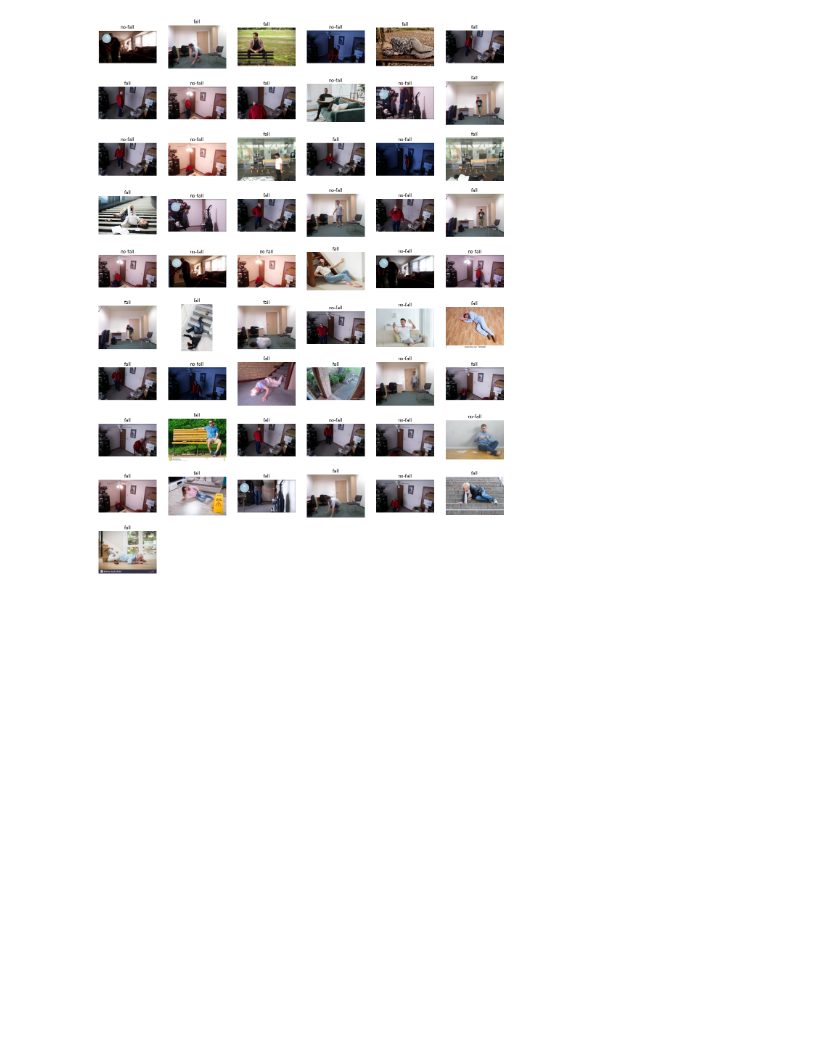
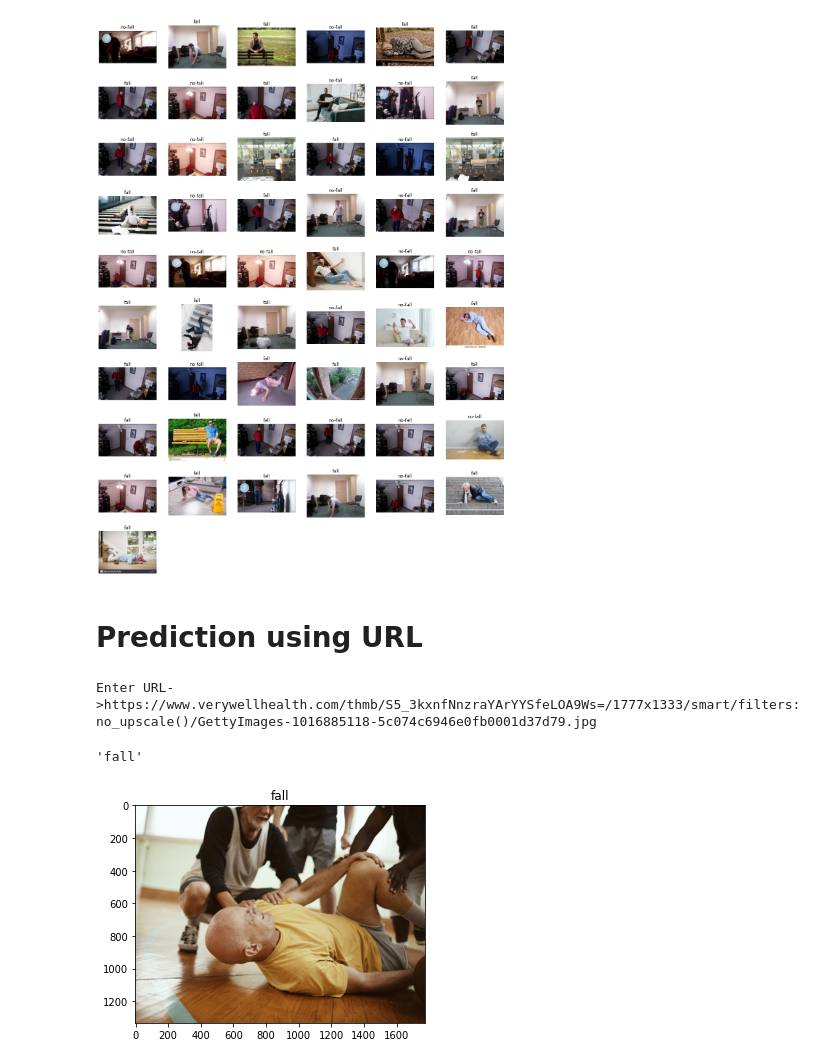
Before and after one commit to ambianic/fall-detection, a Jupyter notebook: fall-detect-tflite-model-maker.ipynb, the cells around one changed output. Saved outputs shown, nothing was run; the diff lists cells and outputs as text; code cells hidden in the pictures; blank space fills up the shorter version.

Commit message:
feat- pred using URL

```diff
--- a/fall-detect-tflite-model-maker.ipynb
+++ b/fall-detect-tflite-model-maker.ipynb
@@ -122,9 +122,0 @@ pred
-# %%
-import matplotlib.pyplot as plt
-
-width, height = 224, 224
-template_image_src = Image.open(path_image)
-_thumbnail = thumbnail(image=template_image_src, desired_size=(width, height))
-img = resize(image=_thumbnail, desired_size=(width, height))
-
-plt.imshow(img)
@@ -163,2 +154,4 @@ show_frames('Images/')
 # %% [output]
 [figure]
+# %% [markdown]
+# Prediction using URL
@@ -164,0 +161,25 @@ show_frames('Images/')
+# %%
+def predict_from_url(url):
+
+    response = requests.get(url)
+    template_image_src = Image.open(BytesIO(response.content))
+
+    _thumbnail = thumbnail(image=template_image_src, desired_size=(width, height))
+    img = resize(image=_thumbnail, desired_size=(width, height))
+    img = np.expand_dims(img,0)
+
+    interpreter.set_tensor(input_details[0]['index'], img)
+    interpreter.invoke()
+    output_data = interpreter.get_tensor(output_details[0]['index'])
+
+    pred = "fall" if np.argmax(output_data[0])==0 else "no-fall"
+    plt.title(pred)
+    plt.imshow(template_image_src)
+
+    return pred
+
+predict_from_url(input('Enter URL->'))
+# %% [output]
+Enter URL->https://www.verywellhealth.com/thmb/S5_3kxnfNnzraYArYYSfeLOA9Ws=/1777x1333/smart/filters:no_upscale()/GettyImages-1016885118-5c074c6946e0fb0001d37d79.jpg
+'fall'
+[figure, added]
```
Also changed, not shown: parts of 9 cells of this notebook.
